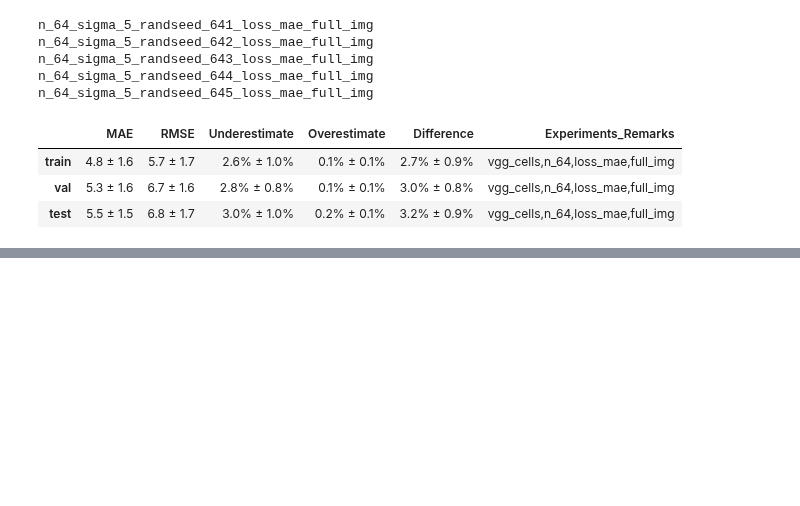
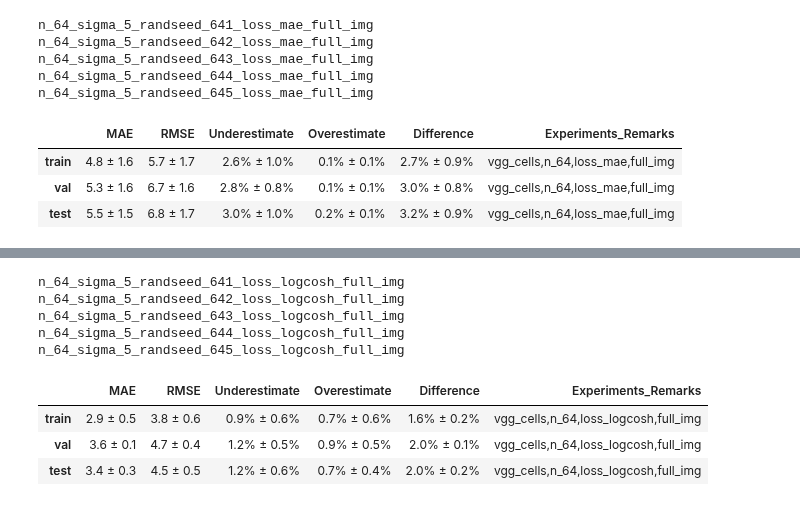
Before and after one commit to Tudor67/Object-Counting, a Jupyter notebook: experiments/2_unet/vgg_cells/experiments_stats.ipynb, the cells around one changed output, grey strips where cells are left out. Drawn from its saved outputs; the diff is of its cells as text; code cells hidden in the pictures; blank space fills up the shorter version.

```diff
--- a/experiments/2_unet/vgg_cells/experiments_stats.ipynb
+++ b/experiments/2_unet/vgg_cells/experiments_stats.ipynb
@@ -89,0 +111,14 @@ n_64_sigma_5_randseed_645_loss_mae_full_img
+# %%
+res_list = load_experiments_results('.', ['n_64', 'loss_logcosh', 'full_img'])
+res_df = get_mean_and_std_of_experiments(res_list, ','.join(['vgg_cells', 'n_64', 'loss_logcosh', 'full_img']))
+res_df.head()
+# %% [output]
+n_64_sigma_5_randseed_641_loss_logcosh_full_img
+n_64_sigma_5_randseed_642_loss_logcosh_full_img
+n_64_sigma_5_randseed_643_loss_logcosh_full_img
+n_64_sigma_5_randseed_644_loss_logcosh_full_img
+n_64_sigma_5_randseed_645_loss_logcosh_full_img
+|  | MAE | RMSE | Underestimate | Overestimate | Difference | Experiments_Remarks |
+| train | 2.9 ± 0.5 | 3.8 ± 0.6 | 0.9% ± 0.6% | 0.7% ± 0.6% | 1.6% ± 0.2% | vgg_cells,n_64,loss_logcosh,full_img |
+| val | 3.6 ± 0.1 | 4.7 ± 0.4 | 1.2% ± 0.5% | 0.9% ± 0.5% | 2.0% ± 0.1% | vgg_cells,n_64,loss_logcosh,full_img |
+| test | 3.4 ± 0.3 | 4.5 ± 0.5 | 1.2% ± 0.6% | 0.7% ± 0.4% | 2.0% ± 0.2% | vgg_cells,n_64,loss_logcosh,full_img |
```
Also changed, not shown: parts of 4 cells of this notebook, 24 other files.
